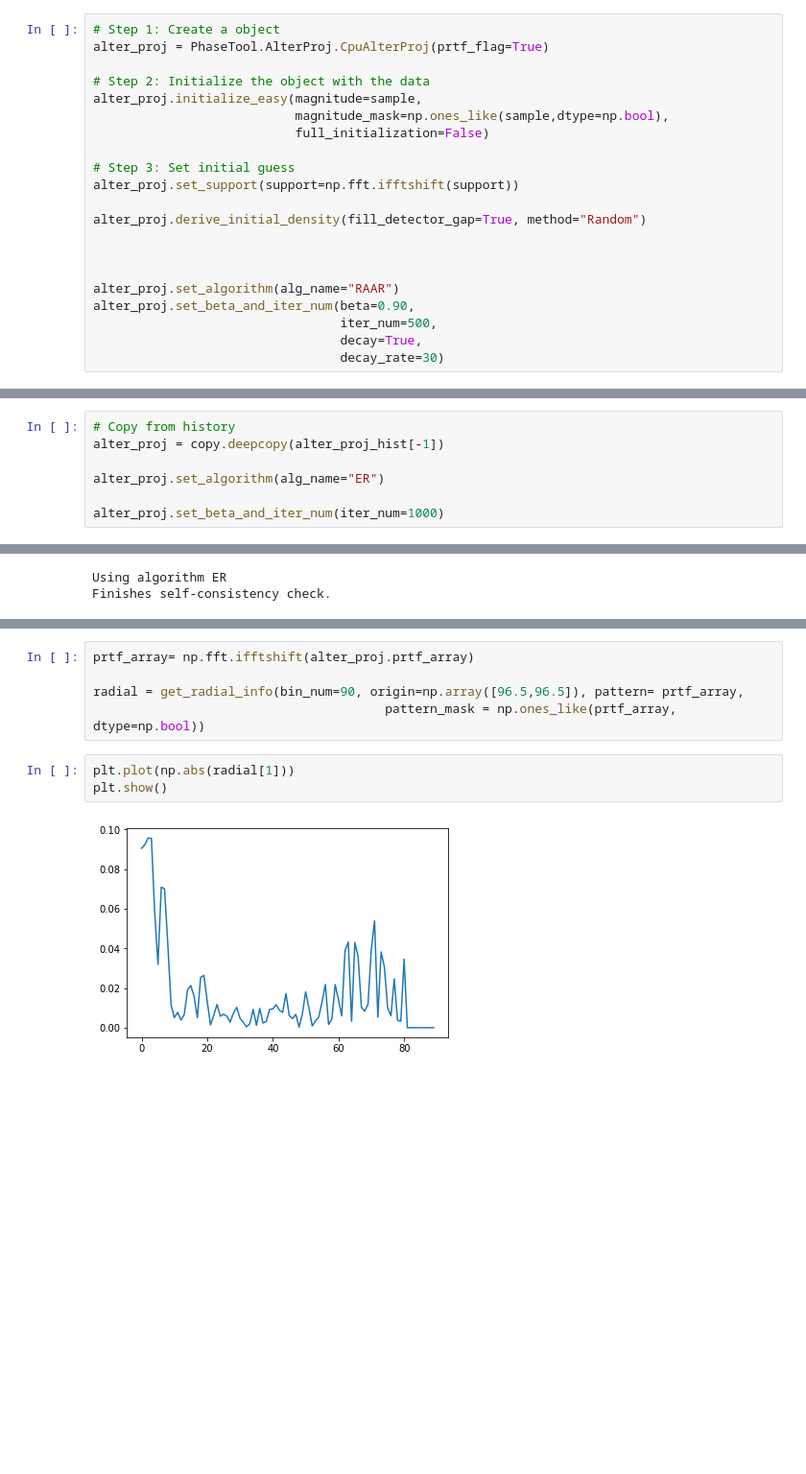
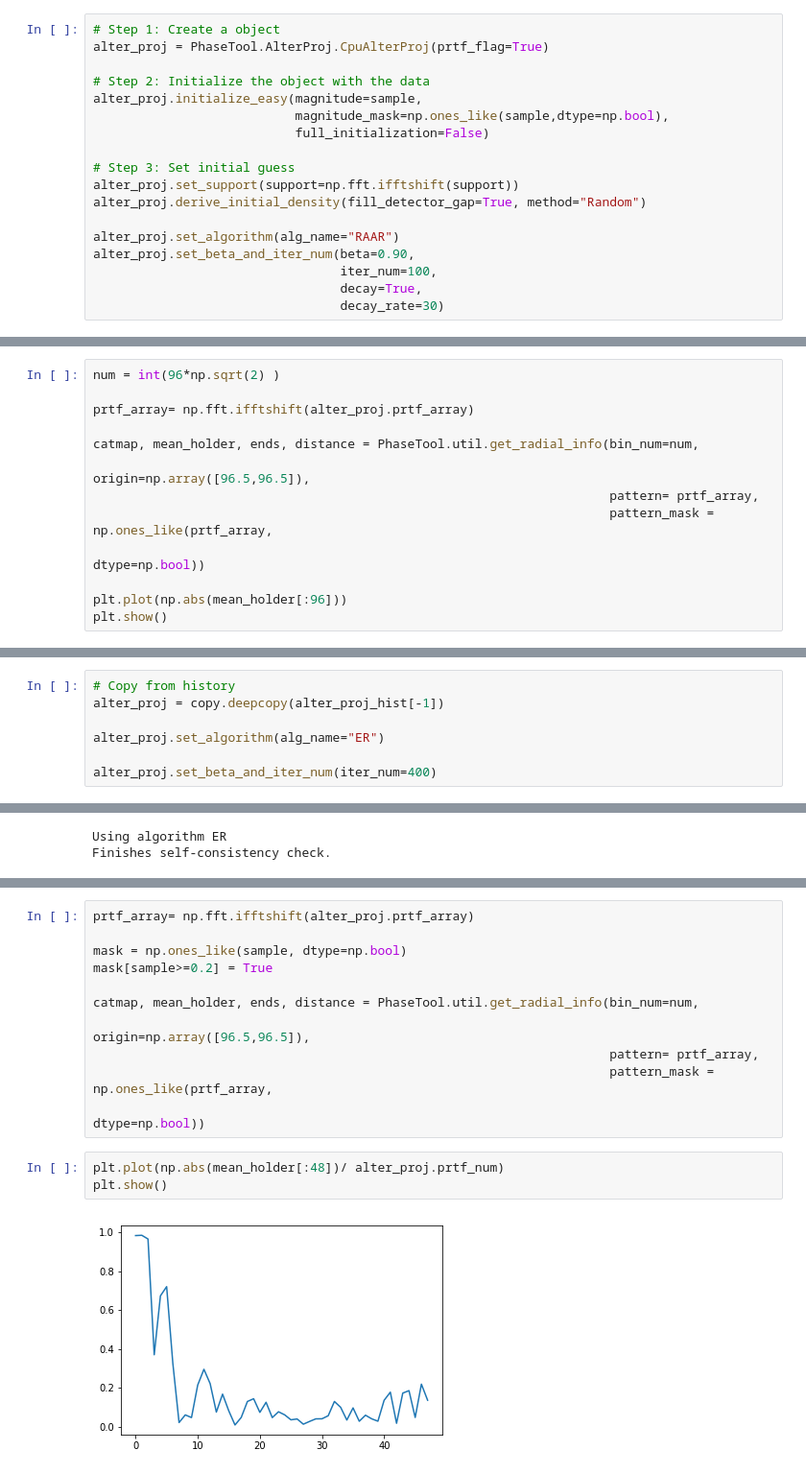
Before and after one commit to haoyuanli93/Phasing, a Jupyter notebook: Examples/Examples 2D/Caffeine Tight Support prtf.ipynb, the cells around one changed output, grey strips where cells are left out. Shown at 96% size. Cells and saved outputs as stored; diff of their text form; blank space fills up the shorter version.

Commit message:
update prtf

```diff
--- a/Examples/Examples 2D/Caffeine Tight Support prtf.ipynb
+++ b/Examples/Examples 2D/Caffeine Tight Support prtf.ipynb
@@ -51,14 +51,11 @@ alter_proj.initialize_easy(magnitude=sample,
 
 # Step 3: Set initial guess
 alter_proj.set_support(support=np.fft.ifftshift(support))
-
 alter_proj.derive_initial_density(fill_detector_gap=True, method="Random")
-
-
 
 alter_proj.set_algorithm(alg_name="RAAR")
 alter_proj.set_beta_and_iter_num(beta=0.90,
-                                 iter_num=500,
+                                 iter_num=100,
                                  decay=True,
                                  decay_rate=30)
 # %% [output]
@@ -97,0 +105,13 @@ plt.show()
+# %%
+num = int(96*np.sqrt(2) )
+
+prtf_array= np.fft.ifftshift(alter_proj.prtf_array)
+
+catmap, mean_holder, ends, distance = PhaseTool.util.get_radial_info(bin_num=num,
+                                                                     origin=np.array([96.5,96.5]),
+                                                                     pattern= prtf_array,
+                                                                     pattern_mask = np.ones_like(prtf_array,
+                                                                                                 dtype=np.bool))
+
+plt.plot(np.abs(mean_holder[:96]))
+plt.show()
@@ -103,7 +125,7 @@ alter_proj = copy.deepcopy(alter_proj_hist[-1])
 
 alter_proj.set_algorithm(alg_name="ER")
 
-alter_proj.set_beta_and_iter_num(iter_num=1000)
+alter_proj.set_beta_and_iter_num(iter_num=400)
 # %% [output]
 Since the argument beta is not specified, the arguments decay and decay_rate are ignored.
 # %%
@@ -209,10 +164,16 @@ def get_radial_info(pattern, pattern_mask, origin, bin_num=300):
 # %%
 prtf_array= np.fft.ifftshift(alter_proj.prtf_array)
 
-radial = get_radial_info(bin_num=90, origin=np.array([96.5,96.5]), pattern= prtf_array,
-                                       pattern_mask = np.ones_like(prtf_array, dtype=np.bool))
+mask = np.ones_like(sample, dtype=np.bool)
+mask[sample>=0.2] = True
+
+catmap, mean_holder, ends, distance = PhaseTool.util.get_radial_info(bin_num=num,
+                                                                     origin=np.array([96.5,96.5]),
+                                                                     pattern= prtf_array,
+                                                                     pattern_mask = np.ones_like(prtf_array,
+                                                                                                 dtype=np.bool))
 # %%
-plt.plot(np.abs(radial[1]))
+plt.plot(np.abs(mean_holder[:48])/ alter_proj.prtf_num)
 plt.show()
 # %% [output]
-[figure, old version]
+[figure, new version]
```
Also changed, not shown: parts of 13 cells of this notebook, 3 other files.
